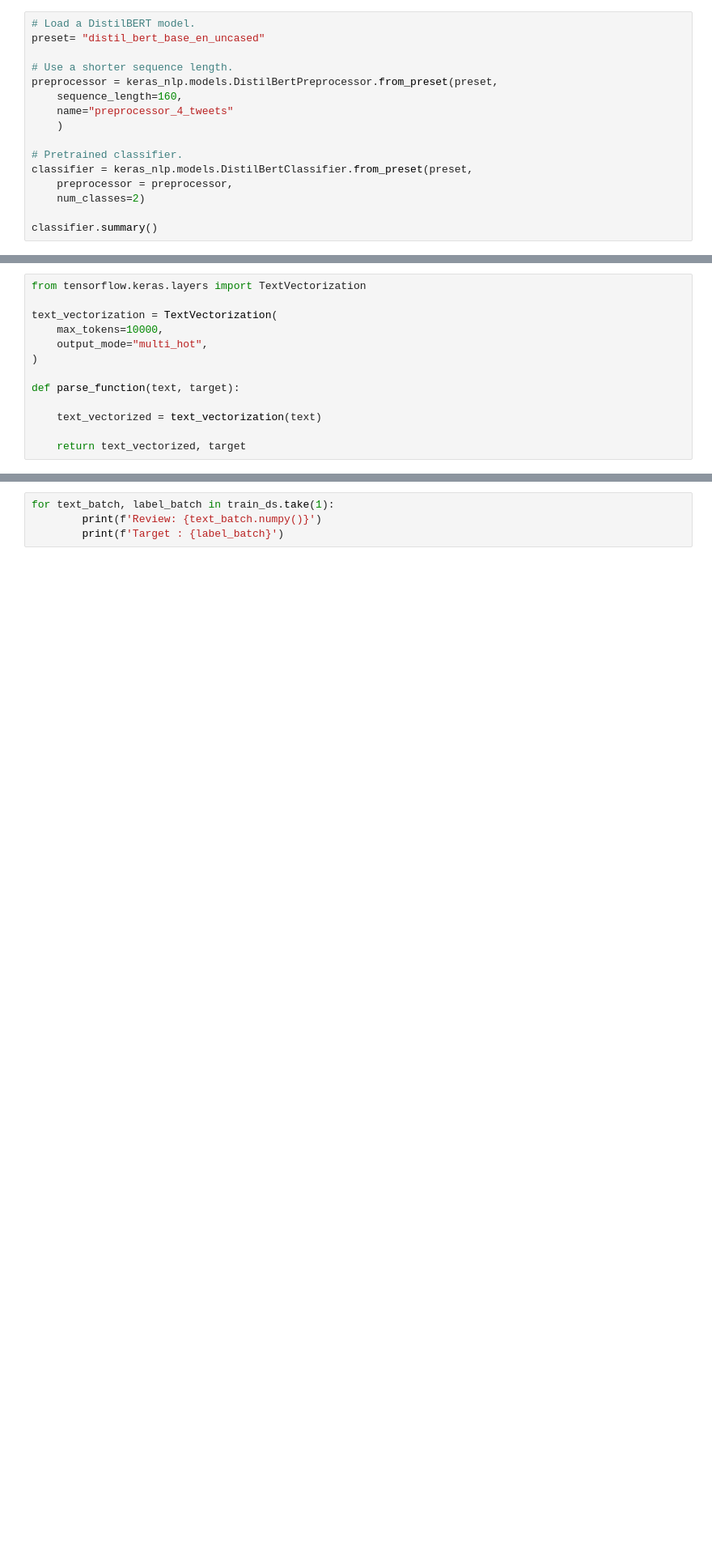
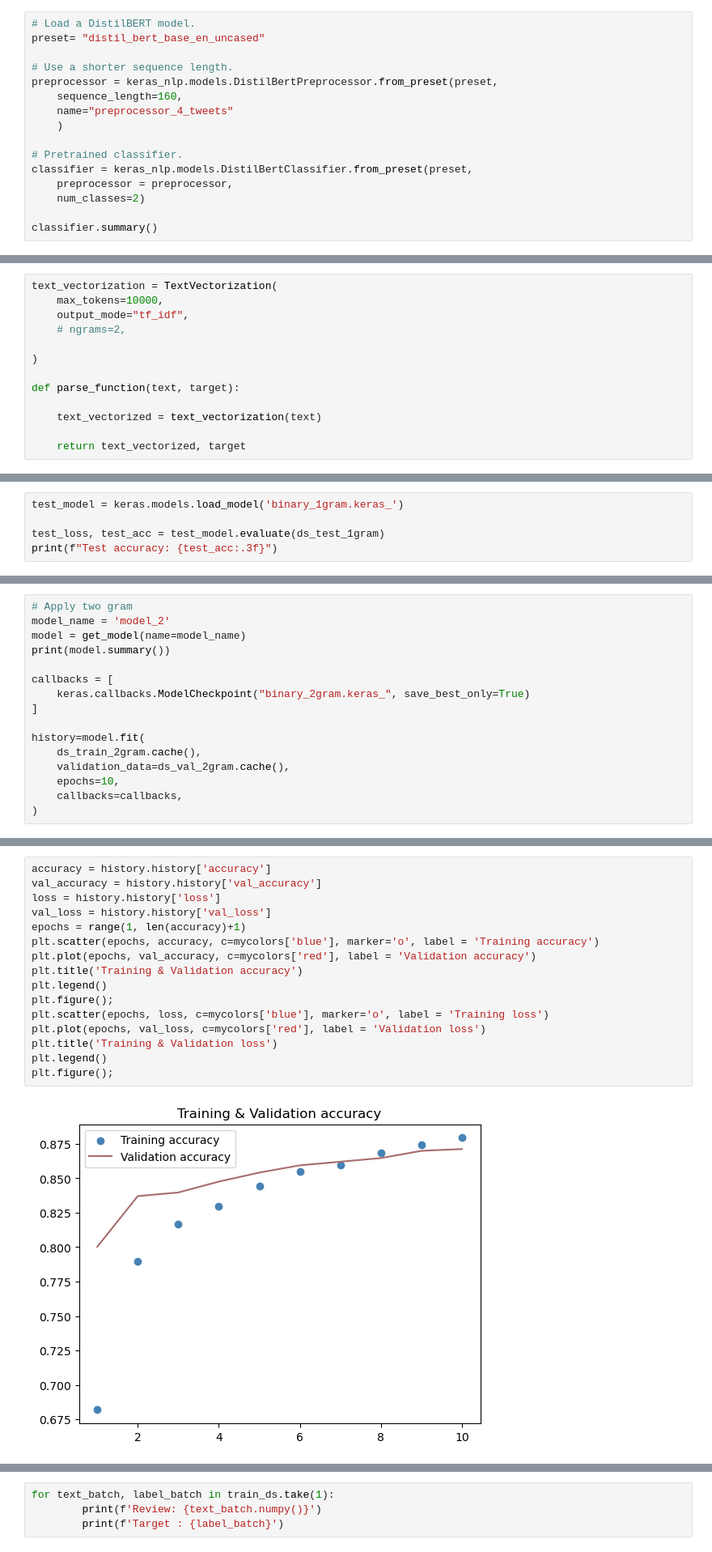
Before and after one commit to IvanLiuTW/code, a Jupyter notebook: rnn_tweet.ipynb, the cells around one changed output, grey strips where cells are left out. Shown at 81% size. Drawn from its saved outputs; the diff is of its cells as text; blank space fills up the shorter version.

```diff
--- a/rnn_tweet.ipynb
+++ b/rnn_tweet.ipynb
@@ -629,9 +627,9 @@ classifier.summary()
 # %%
-from tensorflow.keras.layers import TextVectorization
-
 text_vectorization = TextVectorization(
     max_tokens=10000,
-    output_mode="multi_hot",
+    output_mode="tf_idf",
+    # ngrams=2,
+
 )
 
 def parse_function(text, target):
@@ -745,0 +843,5 @@ https://github.com/tensorflow/addons
+# %%
+test_model = keras.models.load_model('binary_1gram.keras_')
+
+test_loss, test_acc = test_model.evaluate(ds_test_1gram)
+print(f"Test accuracy: {test_acc:.3f}")
@@ -745,0 +873,16 @@ https://github.com/tensorflow/addons
+# %%
+# Apply two gram
+model_name = 'model_2'
+model = get_model(name=model_name)
+print(model.summary())
+
+callbacks = [
+    keras.callbacks.ModelCheckpoint("binary_2gram.keras_", save_best_only=True)
+]
+
+history=model.fit(
+    ds_train_2gram.cache(),
+    validation_data=ds_val_2gram.cache(),
+    epochs=10,
+    callbacks=callbacks,
+)
@@ -745,0 +915,18 @@ https://github.com/tensorflow/addons
+# %%
+accuracy = history.history['accuracy']
+val_accuracy = history.history['val_accuracy']
+loss = history.history['loss']
+val_loss = history.history['val_loss']
+epochs = range(1, len(accuracy)+1)
+plt.scatter(epochs, accuracy, c=mycolors['blue'], marker='o', label = 'Training accuracy')
+plt.plot(epochs, val_accuracy, c=mycolors['red'], label = 'Validation accuracy')
+plt.title('Training & Validation accuracy')
+plt.legend()
+plt.figure();
+plt.scatter(epochs, loss, c=mycolors['blue'], marker='o', label = 'Training loss')
+plt.plot(epochs, val_loss, c=mycolors['red'], label = 'Validation loss')
+plt.title('Training & Validation loss')
+plt.legend()
+plt.figure();
+# %% [output]
+[figure, added]
```
Also changed, not shown: parts of 25 cells of this notebook.
